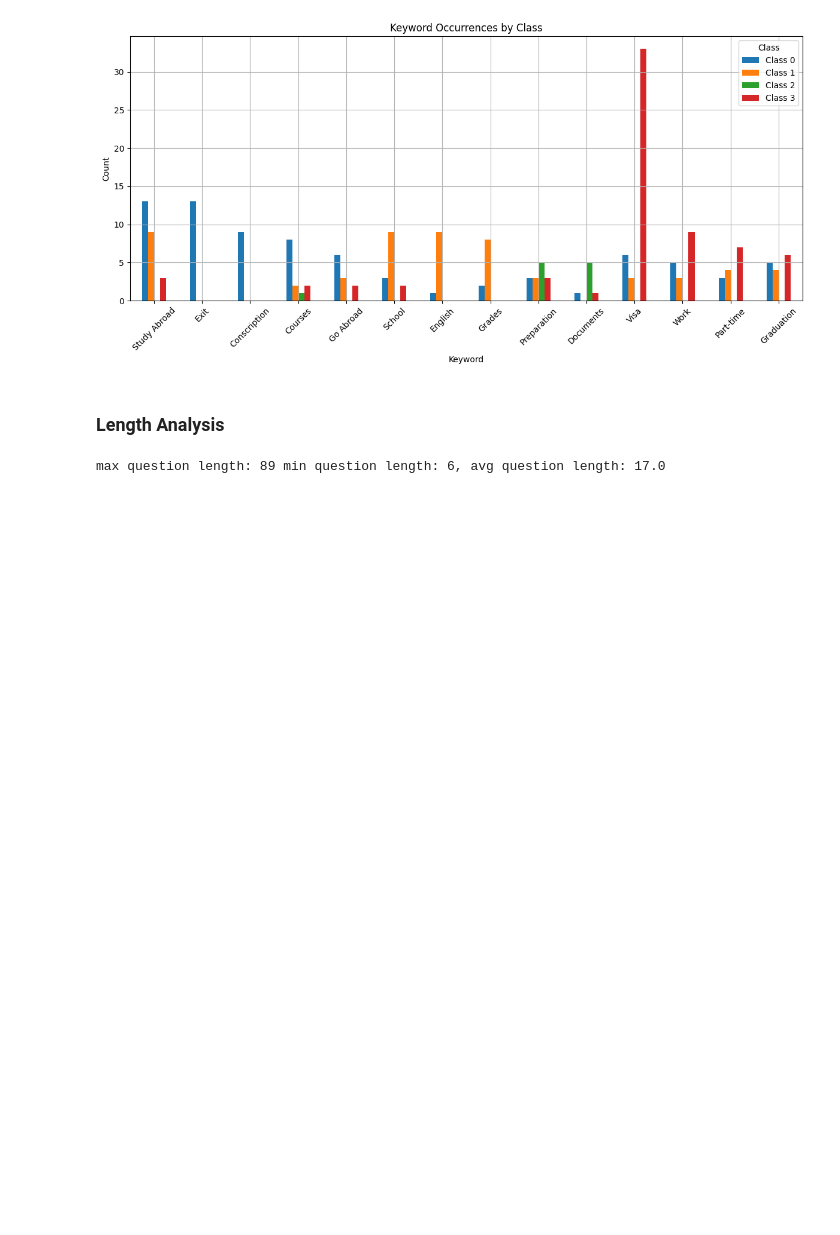
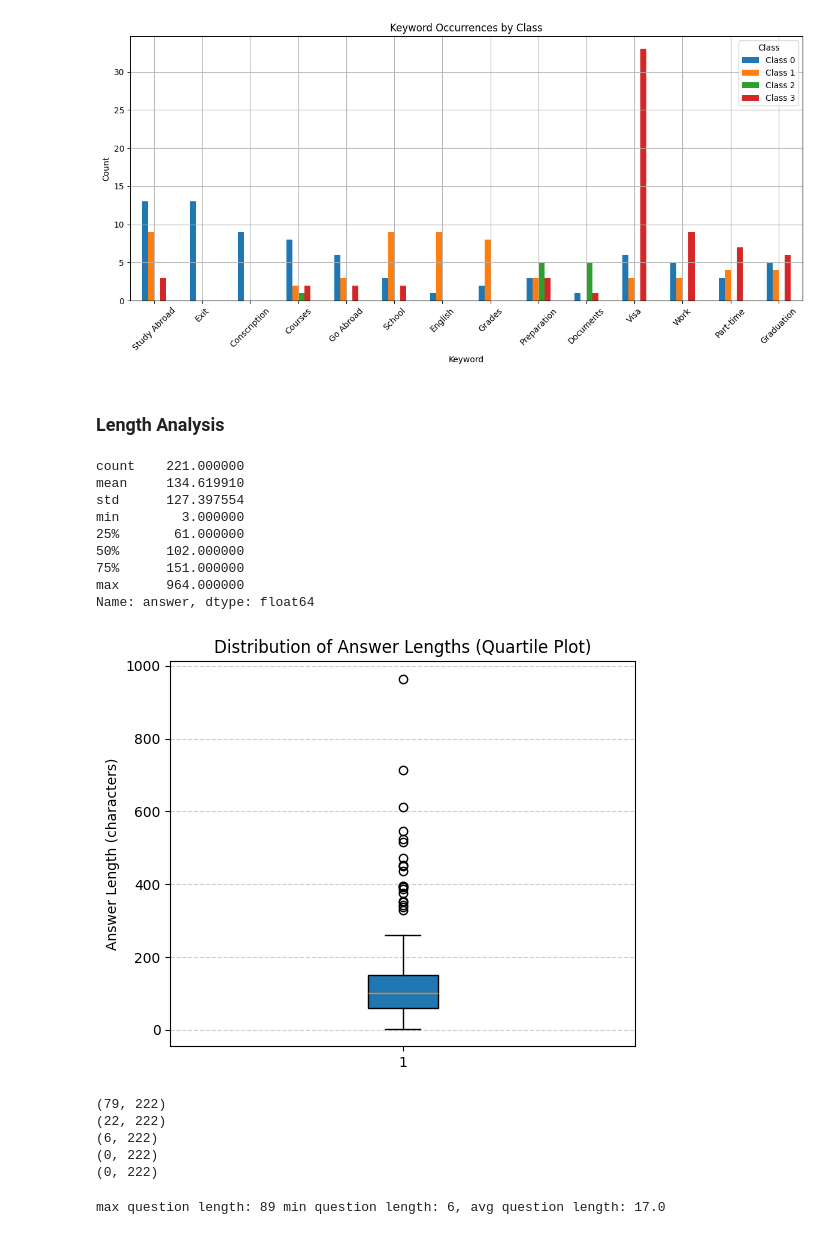
Before and after one commit to yenhao-huang/StudyAboard-HelpDesk, a Jupyter notebook: agent/script/data_preprocess/faq_analysis.ipynb, the cells around one changed output. Saved outputs shown, nothing was run; the diff lists cells and outputs as text; code cells hidden in the pictures; blank space fills up the shorter version.

```diff
--- a/agent/script/analysis.ipynb
+++ b/agent/script/data_preprocess/faq_analysis.ipynb
@@ -25,9 +25,9 @@ def get_stats(df):
 # %%
 # Load all CSV files
 file_paths = [
-    "../data/IDP.csv",
-    "../data/APM.csv",
-    "../data/ISEducation.csv"
+    "../../data/docs/common_questions/IDP.csv",
+    "../../data/docs/common_questions/APM.csv",
+    "../../data/docs/common_questions/ISEducation.csv"
 ]
 combined_df = summarize_files(file_paths)
 # %% [markdown]
@@ -125,6 +125,50 @@ plt.show()
 [figure]
 # %% [markdown]
 ### Length Analysis
+# %%
+import numpy as np
+answer_lengths = combined_df["answer"].str.len()
+
+# 轉成數值、去掉 NaN/inf
+s = pd.to_numeric(answer_lengths, errors="coerce").replace([np.inf, -np.inf], np.nan).dropna()
+print(s.describe())  # 看看 min/25%/50%/75%/max 是否合理
+
+plt.figure(figsize=(6,5))
+plt.boxplot([s.values], vert=True, patch_artist=True, showfliers=True)
+plt.ylabel("Answer Length (characters)")
+plt.title("Distribution of Answer Lengths (Quartile Plot)")
+plt.grid(axis="y", linestyle="--", alpha=0.6)
+
+# 強制 y 軸範圍，避免被極端值或縮放搞到看不見
+lo, hi = float(s.min()), float(s.max())
+pad = max(1.0, 0.05 * (hi - lo))
+plt.ylim(lo - pad, hi + pad)
+
+plt.show()
+# %% [output]
+count    221.000000
+mean     134.619910
+std      127.397554
+min        3.000000
+25%       61.000000
+50%      102.000000
+75%      151.000000
+max      964.000000
+Name: answer, dtype: float64
+[figure, added]
+# %%
+def get_split_ratio(chunk_size):
+    return (len(answer_lengths[answer_lengths >= chunk_size]), len(answer_lengths))
+
+chunking_size_all = [128, 256, 512, 1024, 4096]
+for chunking_size in chunking_size_all:
+    print(get_split_ratio(chunking_size))
+# %% [output]
+(79, 222)
+(22, 222)
+(6, 222)
+(0, 222)
+(0, 222)
 # %%
 def plot_len(df, column_name):
     lengths = df[column_name].str.len()
```
Also changed, not shown: parts of 1 cell of this notebook, 20 other files.
